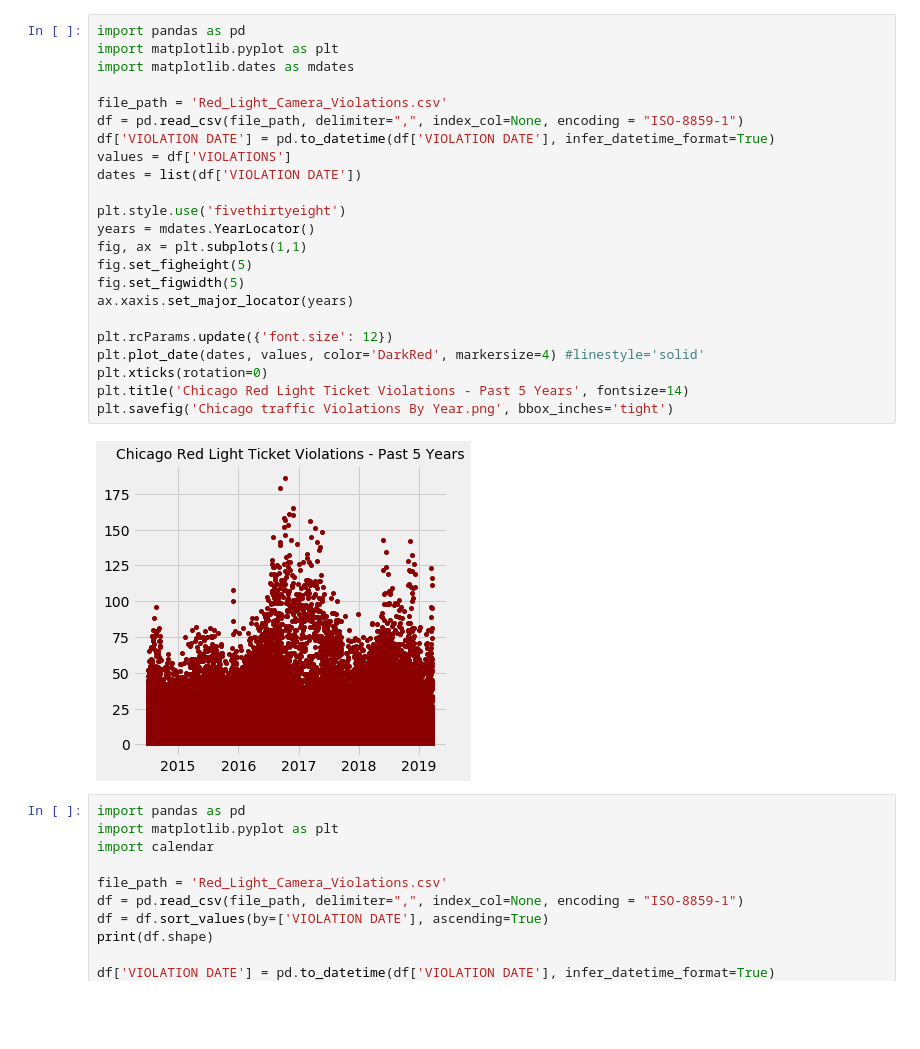
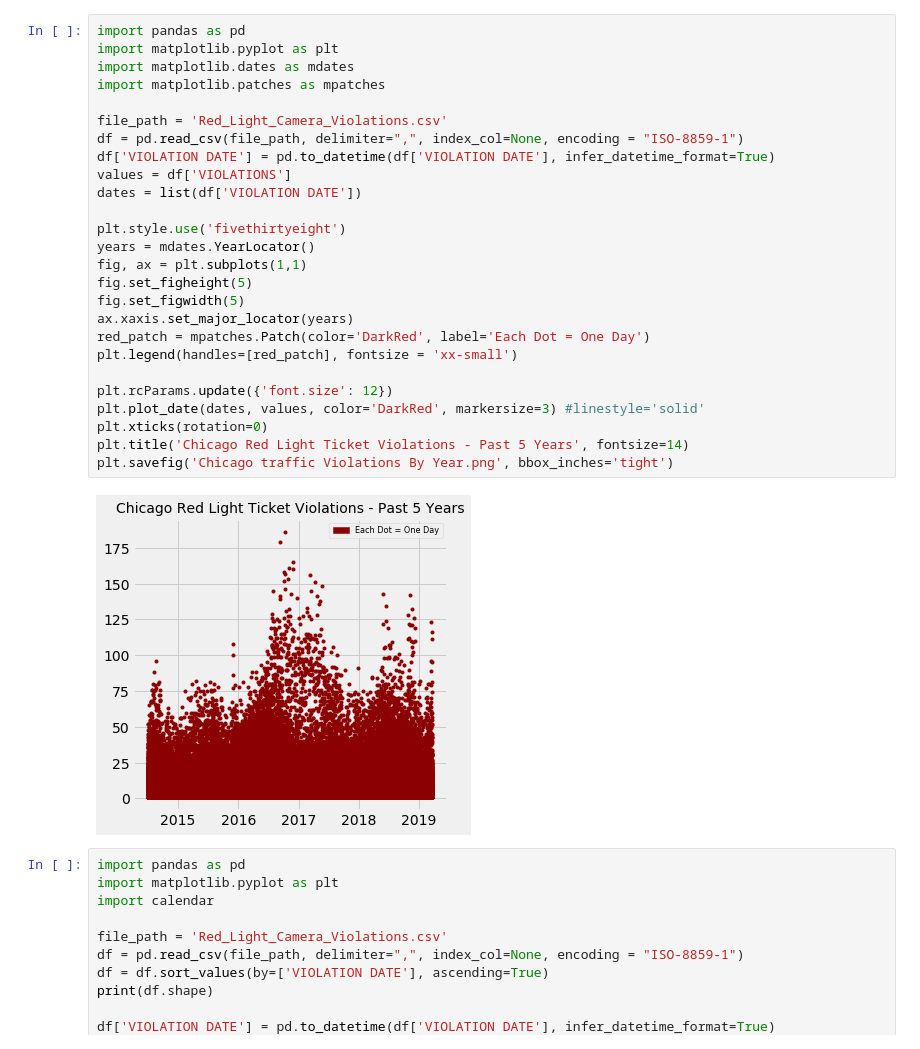
Before and after one commit to erickbytes/Dataset-Analysis-Notebooks, a Jupyter notebook: Chicago Red Light Camera Tickets (2014-2019)/Chicago Red Light Violations.ipynb, the cells around one changed output. Cells and saved outputs as stored; diff of their text form; blank space fills up the shorter version.

```diff
--- a/Chicago Red Light Camera Tickets (2014-2019)/Chicago Red Light Violations.ipynb
+++ b/Chicago Red Light Camera Tickets (2014-2019)/Chicago Red Light Violations.ipynb
@@ -1,28 +1,31 @@
 # %%
 import pandas as pd
 import matplotlib.pyplot as plt
 import matplotlib.dates as mdates
+import matplotlib.patches as mpatches
 
 file_path = 'Red_Light_Camera_Violations.csv'
 df = pd.read_csv(file_path, delimiter=",", index_col=None, encoding = "ISO-8859-1")
 df['VIOLATION DATE'] = pd.to_datetime(df['VIOLATION DATE'], infer_datetime_format=True)
 values = df['VIOLATIONS']
 dates = list(df['VIOLATION DATE'])
 
 plt.style.use('fivethirtyeight')
 years = mdates.YearLocator()
 fig, ax = plt.subplots(1,1)
 fig.set_figheight(5)
 fig.set_figwidth(5)
 ax.xaxis.set_major_locator(years)
+red_patch = mpatches.Patch(color='DarkRed', label='Each Dot = One Day')
+plt.legend(handles=[red_patch], fontsize = 'xx-small')
 
 plt.rcParams.update({'font.size': 12})
-plt.plot_date(dates, values, color='DarkRed', markersize=4) #linestyle='solid'
+plt.plot_date(dates, values, color='DarkRed', markersize=3) #linestyle='solid'
 plt.xticks(rotation=0)
 plt.title('Chicago Red Light Ticket Violations - Past 5 Years', fontsize=14)
 plt.savefig('Chicago traffic Violations By Year.png', bbox_inches='tight')
 # %% [output]
-[figure, old version]
+[figure, new version]
 # %%
 import pandas as pd
 import matplotlib.pyplot as plt
```
